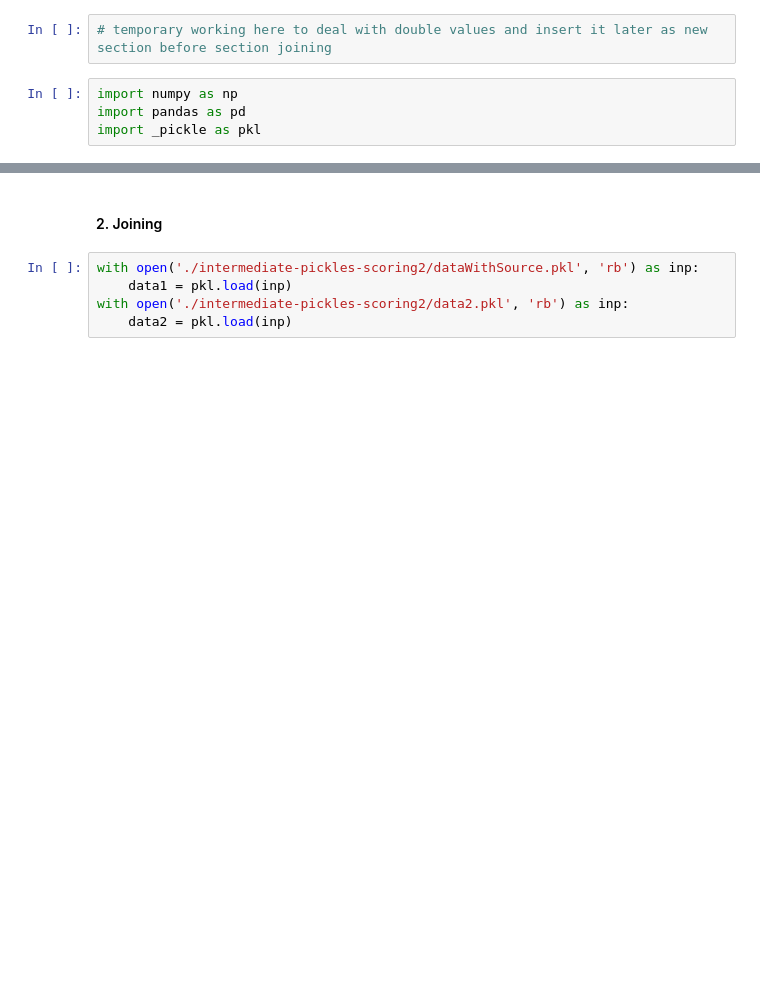
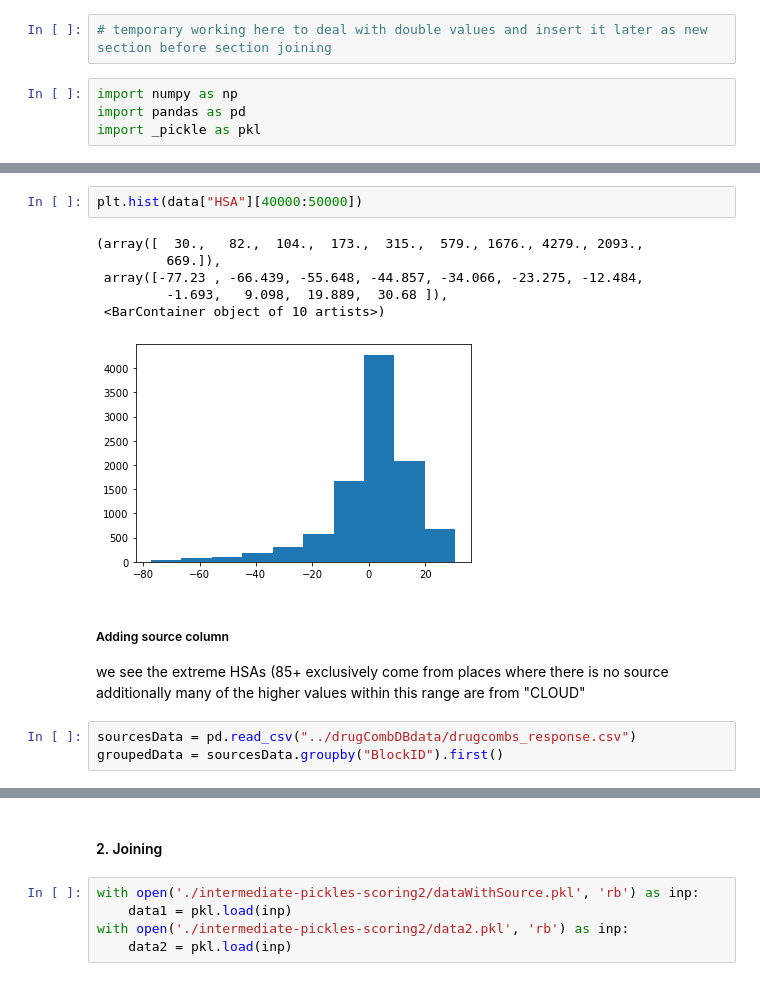
Before and after one commit to stefanhuber1510/marbleProject, a Jupyter notebook: scoring/fourthScoringTest.ipynb, the cells around one changed output, grey strips where cells are left out. Cells and saved outputs as stored; diff of their text form; blank space fills up the shorter version.

```diff
--- a/scoring/fourthScoringTest.ipynb
+++ b/scoring/fourthScoringTest.ipynb
@@ -10,0 +228,16 @@ import _pickle as pkl
+# %%
+plt.hist(data["HSA"][40000:50000])
+# %% [output]
+(array([  30.,   82.,  104.,  173.,  315.,  579., 1676., 4279., 2093.,
+         669.]),
+ array([-77.23 , -66.439, -55.648, -44.857, -34.066, -23.275, -12.484,
+         -1.693,   9.098,  19.889,  30.68 ]),
+ <BarContainer object of 10 artists>)
+[figure, added]
+# %% [markdown]
+##### Adding source column
+we see the extreme HSAs (85+ exclusively come from places where there is no source<br>
+additionally many of the higher values within this range are from "CLOUD"<br>
+# %%
+sourcesData = pd.read_csv("../drugCombDBdata/drugcombs_response.csv")
+groupedData = sourcesData.groupby("BlockID").first()
```
Also changed, not shown: parts of 126 cells of this notebook.
